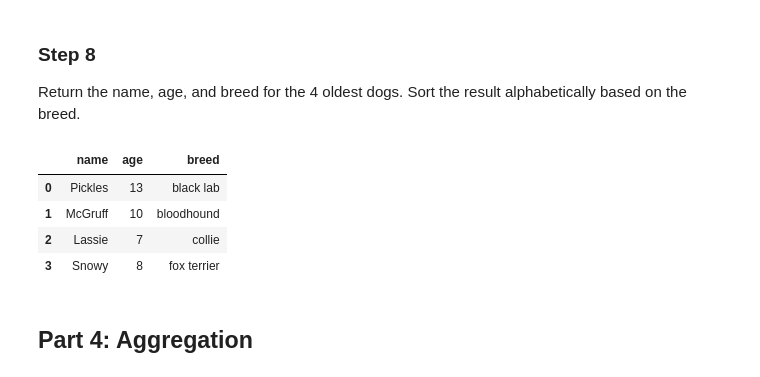
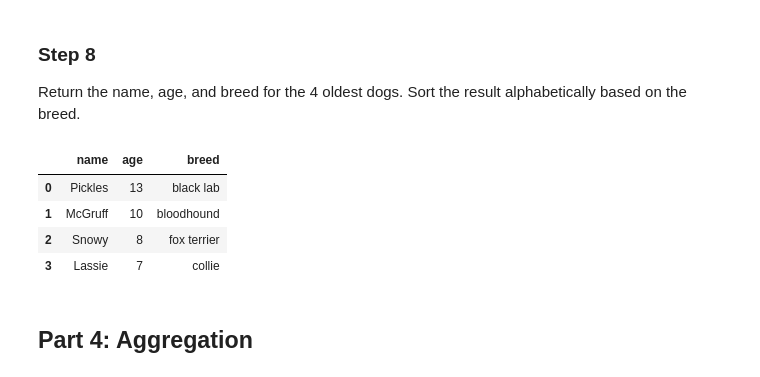
Before and after one commit to stevemosethegoat/DS_Course1_Week1_Module2_SQLQueries, a Jupyter notebook: SQLFilterOrderGroupLab.ipynb, the cells around one changed output. Drawn from its saved outputs; the diff is of its cells as text; code cells hidden in the pictures.

```diff
--- a/SQLFilterOrderGroupLab.ipynb
+++ b/SQLFilterOrderGroupLab.ipynb
@@ -199,23 +199,19 @@ Return the name, age, and breed for the 4 oldest dogs. Sort the result alphabeti
 # %%
 # CodeGrade step8
 # Replace None with your code
 df_4_oldest = pd.read_sql("""
     SELECT name, age, breed
-    FROM (
-        SELECT name, age, breed
-        FROM dogs
-        ORDER BY age DESC
-        LIMIT 4
-    )
-    ORDER BY breed ASC;
+    FROM dogs
+    ORDER BY age DESC
+    LIMIT 4;
 """, conn2)
 df_4_oldest
 # %% [output]
 |  | name | age | breed |
 | 0 | Pickles | 13 | black lab |
 | 1 | McGruff | 10 | bloodhound |
-| 2 | Lassie | 7 | collie |
-| 3 | Snowy | 8 | fox terrier |
+| 2 | Snowy | 8 | fox terrier |
+| 3 | Lassie | 7 | collie |
 # %% [markdown]
 ## Part 4: Aggregation
 # %% [markdown]
```
Also changed, not shown: 1 other file.
